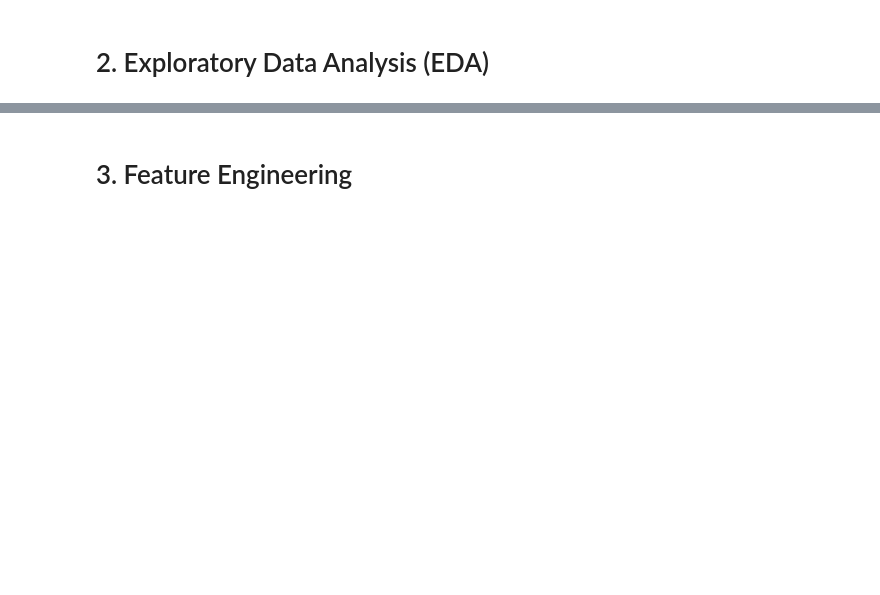
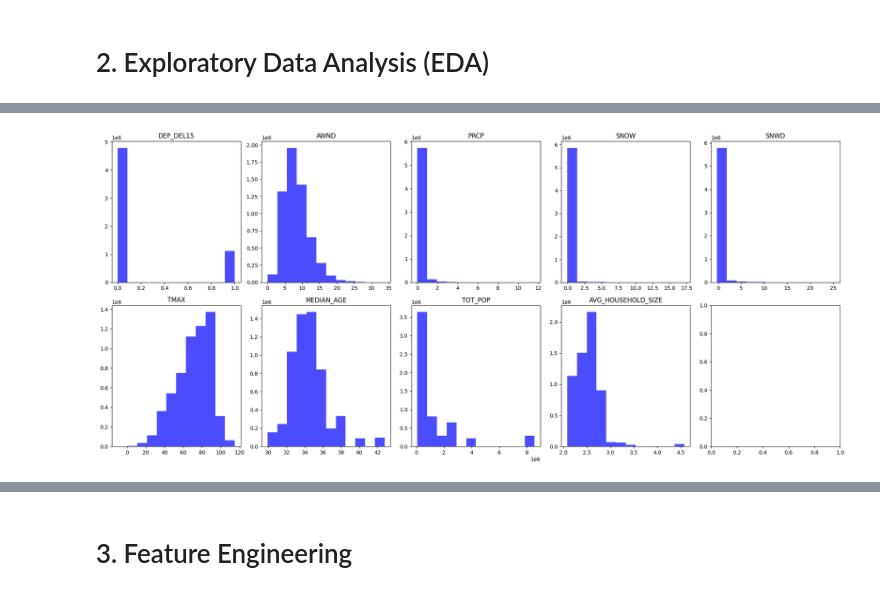
Before and after one commit to rvloenhout/DSS_Master_Thesis, a Jupyter notebook: _1. Data Preprocessing/2. Data cleaning, Preprocessing and EDA.ipynb, the cells around one changed output, grey strips where cells are left out. Saved outputs shown, nothing was run; the diff lists cells and outputs as text; code cells hidden in the pictures; blank space fills up the shorter version.

```diff
--- a/_1. Data Preprocessing/2. Data cleaning, Preprocessing and EDA.ipynb
+++ b/_1. Data Preprocessing/2. Data cleaning, Preprocessing and EDA.ipynb
@@ -205,9 +212,10 @@ plt.show()
 # %%
 def describe(df):
     return pd.concat([df.describe().T,
-                      df.skew().rename('skew'),
-                      df.kurt().rename('kurt'),
-                      df.median().rename('median'),
+                      df.skew(numeric_only=True).rename('skew'),
+                      df.kurt(numeric_only=True).rename('kurt'),
+                      df.median(numeric_only=True).rename('median'),
                      ], axis=1).T
 
-describe(ontime_reporting_export)
+ontime_explained = describe(ontime_reporting_export)
+ontime_explained
@@ -213,0 +251,16 @@ describe(ontime_reporting_export)
+# %%
+#Looking for high skewness
+skew_df = pd.DataFrame(ontime_explained.loc["skew", (ontime_explained.loc["skew",:] < -0.5) | (ontime_explained.loc["skew",:] > 0.5)])
+skew_df.T.columns
+
+fig, axs = plt.subplots(2, 5, figsize=(20, 9))  # 2 rows, 5 columns
+axs = axs.flatten()
+
+for i, col in enumerate(ontime_reporting_export[skew_df.T.columns]):
+    axs[i].hist(ontime_reporting_export[col], bins=12, color='blue', alpha=0.7)
+    axs[i].set_title(col)
+
+plt.tight_layout()
+plt.show()
+# %% [output]
+[figure, added]
```
Also changed, not shown: parts of 25 cells of this notebook, 4 other files.
